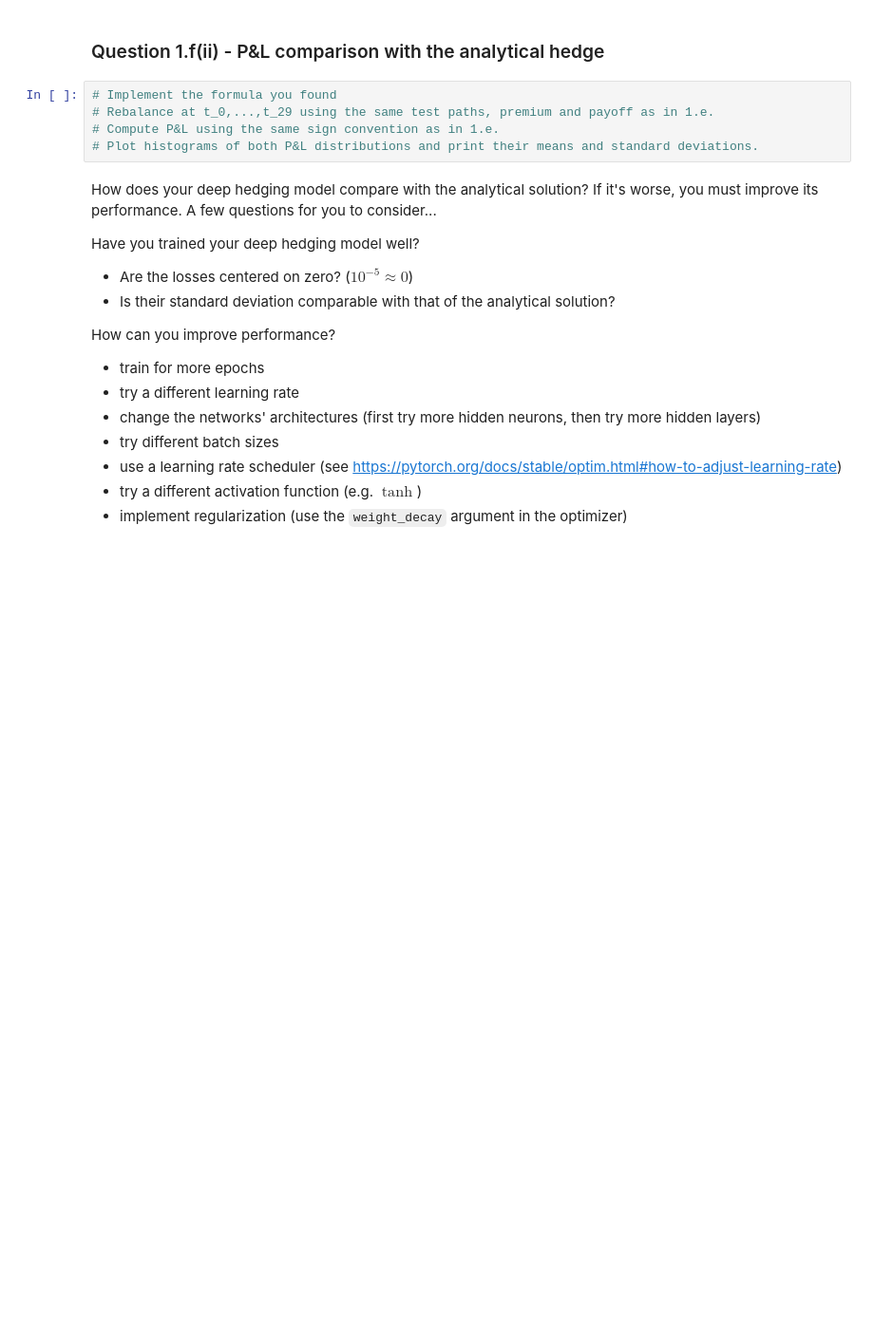
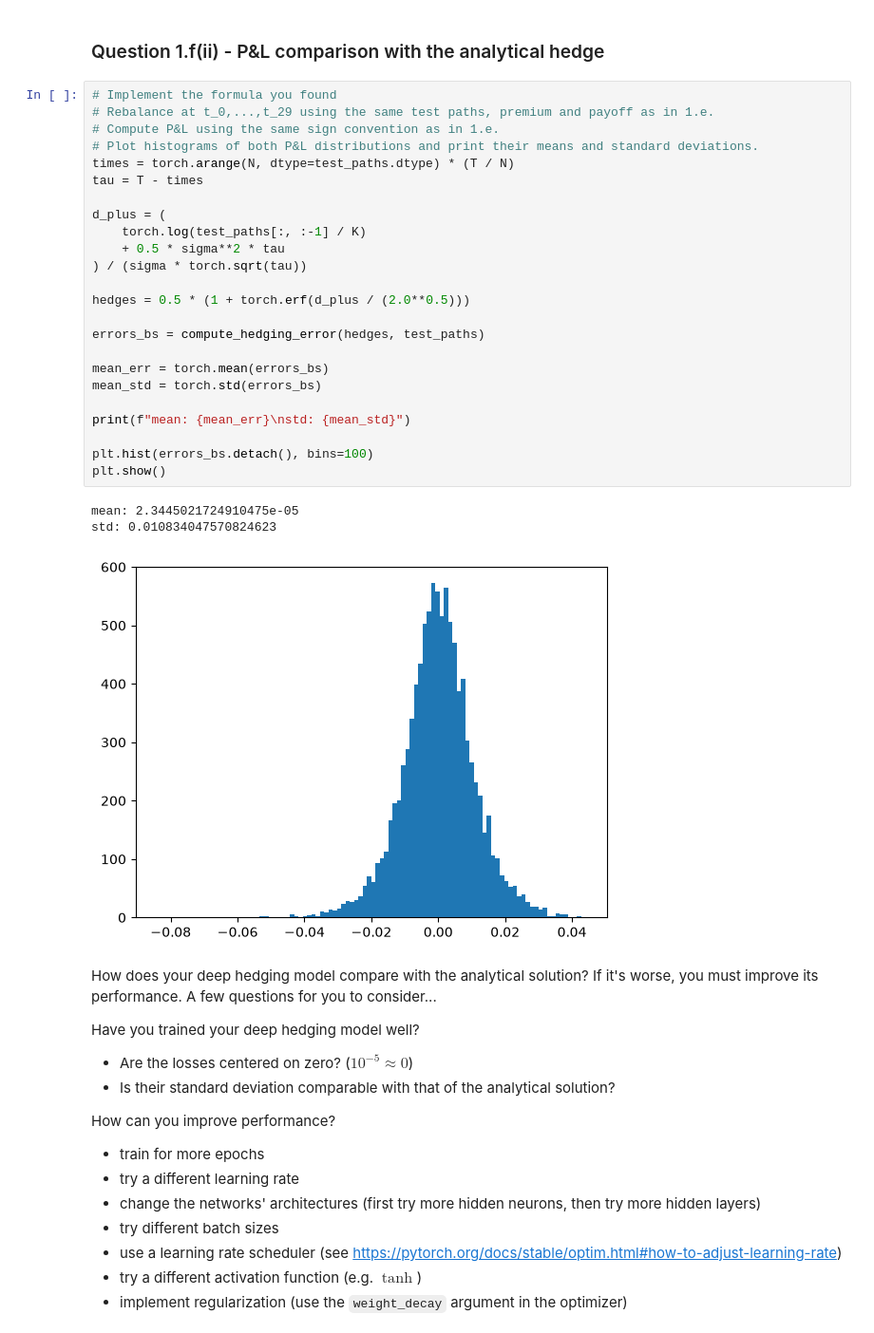
Before and after one commit to clorc/mlfi_projects_hs26, a Jupyter notebook: proj_3_deep_hedging/template3.ipynb, the cells around one changed output. Shown at 95% size. Cells and saved outputs as stored; diff of their text form; blank space fills up the shorter version.

```diff
--- a/proj_3_deep_hedging/template3.ipynb
+++ b/proj_3_deep_hedging/template3.ipynb
@@ -138,8 +234,31 @@ No points for solutions without explicit derivation.
 # %%
 # Implement the formula you found
 # Rebalance at t_0,...,t_29 using the same test paths, premium and payoff as in 1.e.
 # Compute P&L using the same sign convention as in 1.e.
 # Plot histograms of both P&L distributions and print their means and standard deviations.
+times = torch.arange(N, dtype=test_paths.dtype) * (T / N)
+tau = T - times
+
+d_plus = (
+    torch.log(test_paths[:, :-1] / K)
+    + 0.5 * sigma**2 * tau
+) / (sigma * torch.sqrt(tau))
+
+hedges = 0.5 * (1 + torch.erf(d_plus / (2.0**0.5)))
+
+errors_bs = compute_hedging_error(hedges, test_paths)
+
+mean_err = torch.mean(errors_bs)
+mean_std = torch.std(errors_bs)
+
+print(f"mean: {mean_err}\nstd: {mean_std}")
+
+plt.hist(errors_bs.detach(), bins=100)
+plt.show()
+# %% [output]
+mean: 2.3445021724910475e-05
+std: 0.010834047570824623
+[figure, added]
 # %% [markdown]
 How does your deep hedging model compare with the analytical solution? If it's worse, you must improve its performance. A few questions for you to consider...
 
```
Also changed, not shown: parts of 15 cells of this notebook.
